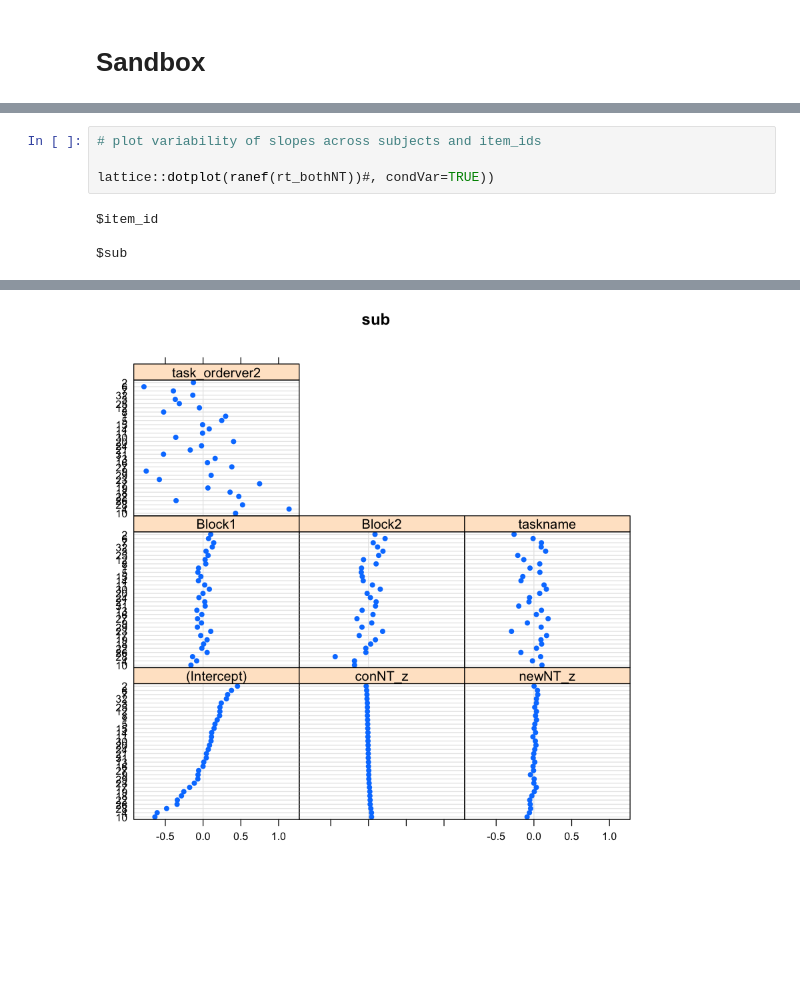
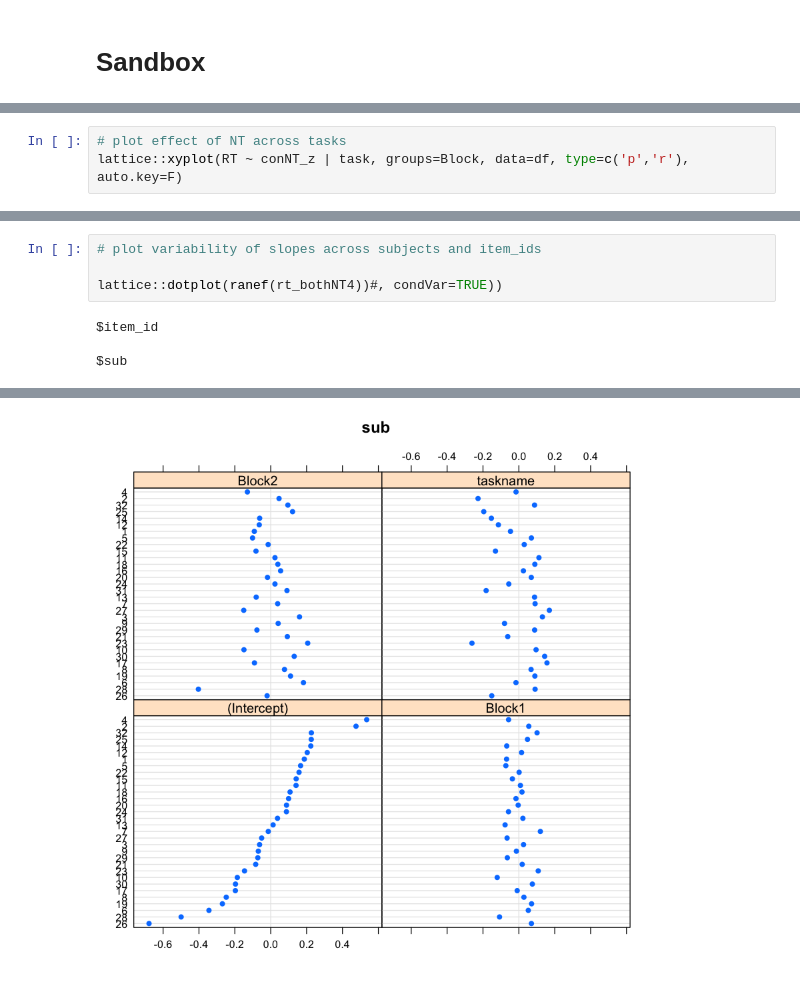
Before and after one commit to oliver-contier/ri_hmax, a Jupyter notebook: lme4_analysis.ipynb, the cells around one changed output, grey strips where cells are left out. Saved outputs shown, nothing was run; the diff lists cells and outputs as text; blank space fills up the shorter version.

```diff
--- a/lme4_analysis.ipynb
+++ b/lme4_analysis.ipynb
@@ -272,0 +397,3 @@ This is interesting since when the accuracies were affected by CD instead.
+# %%
+# plot effect of NT across tasks
+lattice::xyplot(RT ~ conNT_z | task, groups=Block, data=df, type=c('p','r'), auto.key=F)
@@ -273,10 +402,10 @@ This is interesting since when the accuracies were affected by CD instead.
 # %%
 # plot variability of slopes across subjects and item_ids
 
-lattice::dotplot(ranef(rt_bothNT))#, condVar=TRUE))
+lattice::dotplot(ranef(rt_bothNT4))#, condVar=TRUE))
 # %% [output]
 $item_id
 
 $sub
 [figure]
-[figure, old version]
+[figure, new version]
```
Also changed, not shown: parts of 51 cells of this notebook, 2 other files.
